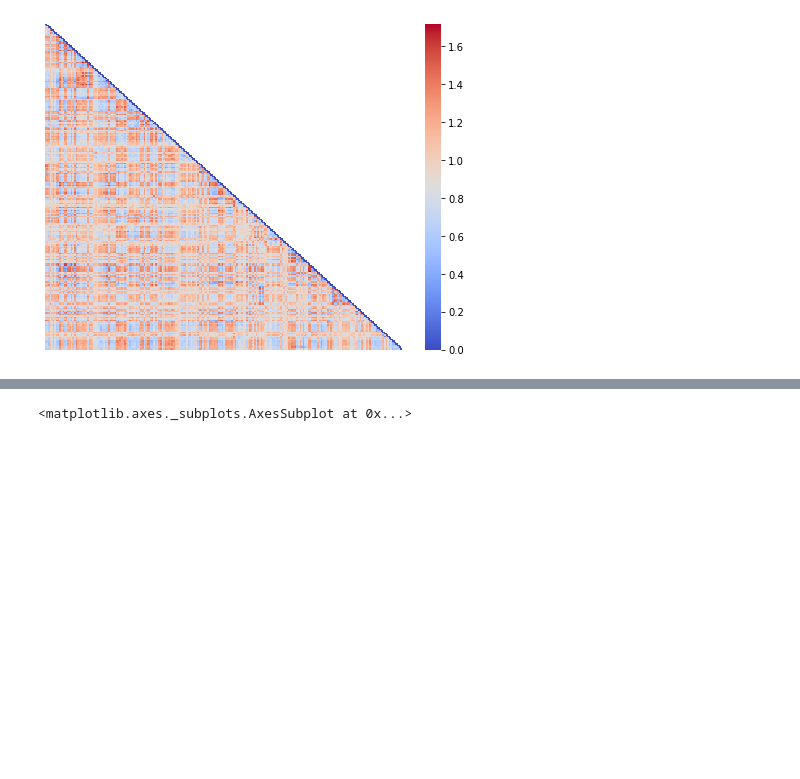
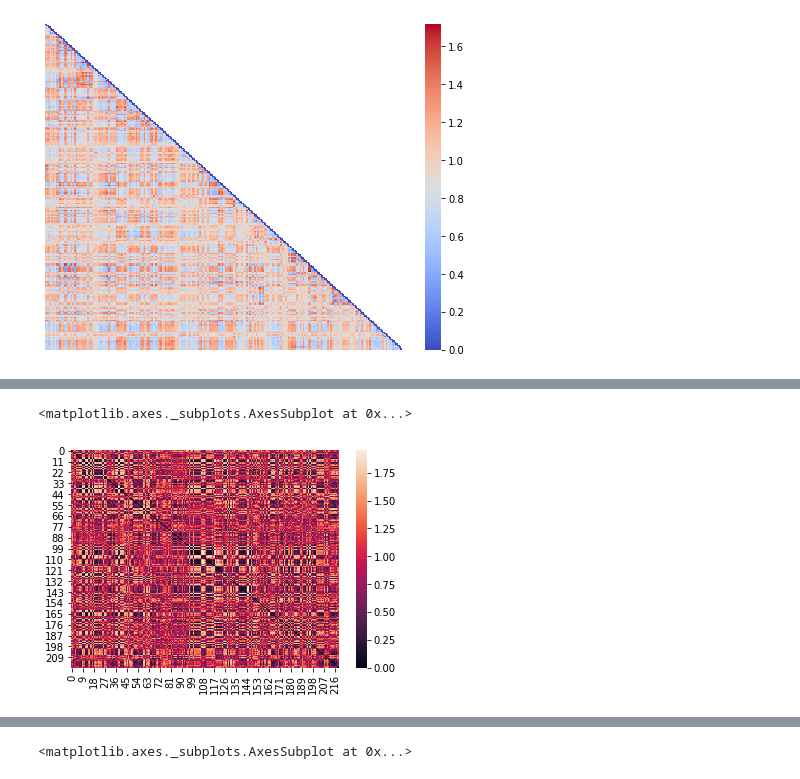
Before and after one commit to ericabusch/RDM_resources, a Jupyter notebook: RDMs.ipynb, the cells around one changed output, grey strips where cells are left out. Drawn from its saved outputs; the diff is of its cells as text; code cells hidden in the pictures; blank space fills up the shorter version.

```diff
--- a/RDMs.ipynb
+++ b/RDMs.ipynb
@@ -38,0 +44,23 @@ sns.heatmap(squareform(vect_corr), yticklabels=False,xticklabels=False,cmap='coo
+# %%
+# figure out which question was in which cluster
+cluster_number = pd.unique(cluster_labels)
+cluster_labels = cluster_labels.to_list()
+# %%
+# within-cluster RDMs
+# go through each cluster, pull out all questions in that cluster, and compute an RDM over their responses
+within_RDMs = []
+for c in cluster_number:
+    indices = (cluster_labels == c) # just figure out where in the raw responses that question is
+    # this gives us how correlated those questions are with all the questions in the survey
+    cluster_correlations = across_question_correlations[indices]
+    # transposing so that the questions are features and the correlation values are samples
+    within_RDMs.append(pdist(cluster_correlations.T, 'correlation')) # correlation distance
+# %%
+# if we visualize one of those, you get the representational dissimilarity matrix of all the questions
+# within that one cluster
+x = within_RDMs[0]
+y = within_RDMs[4]
+sns.heatmap(squareform(x))
+# %% [output]
+<matplotlib.axes._subplots.AxesSubplot at 0x...>
+[figure, added]
```
Also changed, not shown: parts of 10 cells of this notebook.
